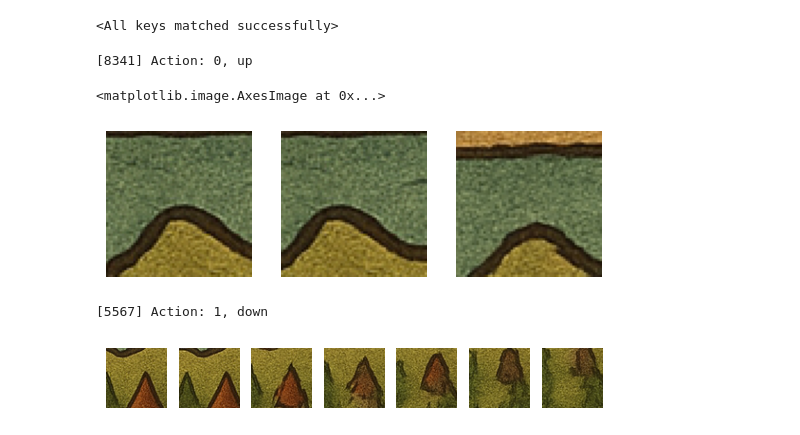
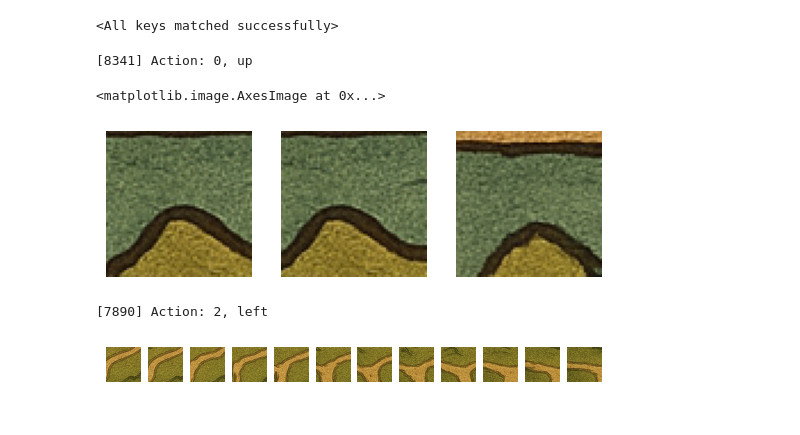
Before and after one commit to AshisGhosh/worldgen, a Jupyter notebook: sample_world.ipynb, the cells around one changed output. Saved outputs shown, nothing was run; the diff lists cells and outputs as text; code cells hidden in the pictures.

```diff
--- a/sample_world.ipynb
+++ b/sample_world.ipynb
@@ -10,8 +10,15 @@ from models.world_dit import WorldDiT
 
 model = WorldDiT().to(device)
 model.load_state_dict(
-    torch.load("checkpoints/world_filmcond_pre_20251129_203128/model_2780.pth")
+    torch.load("checkpoints/world_filmcond_pre_20251129_203128/model_3000.pth")
 )
+
+
+# CFG
+# model = WorldDiT(enable_cfg=True).to(device)
+# model.load_state_dict(
+#     torch.load("checkpoints/world_clsfg_20251130_005003/model_6000.pth")
+# )
 # %% [output]
 <All keys matched successfully>
 # %%
@@ -74,7 +81,7 @@ axes[2].imshow(snapshots[0].permute(1, 2, 0).cpu().numpy())
 # %% [output]
 [8341] Action: 0, up
 <matplotlib.image.AxesImage at 0x...>
-[figure, old version]
+[figure, new version]
 # %%
 from train.world import world_ddim_sample
 from dataset import WorldDataset, SelectSampleDataset
@@ -97,13 +104,13 @@ steps_to_show = [0]
 
 
 idx = random.randint(0, len(dataset))
-idx = 8341
+# idx = 8341
 # idx = 5567
 start, action, end = dataset[idx]
 start = start.to(device).unsqueeze(0)
-action = torch.tensor(1).to(device).unsqueeze(0)
+action = torch.tensor(action).to(device).unsqueeze(0)
 
-rollout_steps = 5
+rollout_steps = 10
 
 rollout_imgs = []
 prev = start
@@ -116,32 +123,32 @@ for step in range(rollout_steps):
         action,
         noise_schedule,
         ddim_steps,
         steps_to_show,
     )
     rollout_imgs.append(snapshots[0])
     prev = snapshots[0].unsqueeze(0)
     prev = prev * 255
 
 fig, axes = plt.subplots(1, rollout_steps + 2)
 # dont show axes
 for ax in axes.flat:
     ax.axis("off")
 
 start = start.squeeze(0)
 action_str = (
     "up"
     if action.item() == 0
     else "down"
     if action.item() == 1
     else "left"
     if action.item() == 2
     else "right"
 )
 print(f"[{idx}] Action: {action.item()}, {action_str}")
 axes[0].imshow(start.permute(1, 2, 0).cpu().numpy())
 axes[1].imshow(end.permute(1, 2, 0).cpu().numpy())
 for i in range(rollout_steps):
     axes[i + 2].imshow(rollout_imgs[i].permute(1, 2, 0).cpu().numpy())
 # %% [output]
-[5567] Action: 1, down
+[7890] Action: 2, left
-[figure, old version]
+[figure, new version]
```
Also changed, not shown: 2 other files.
